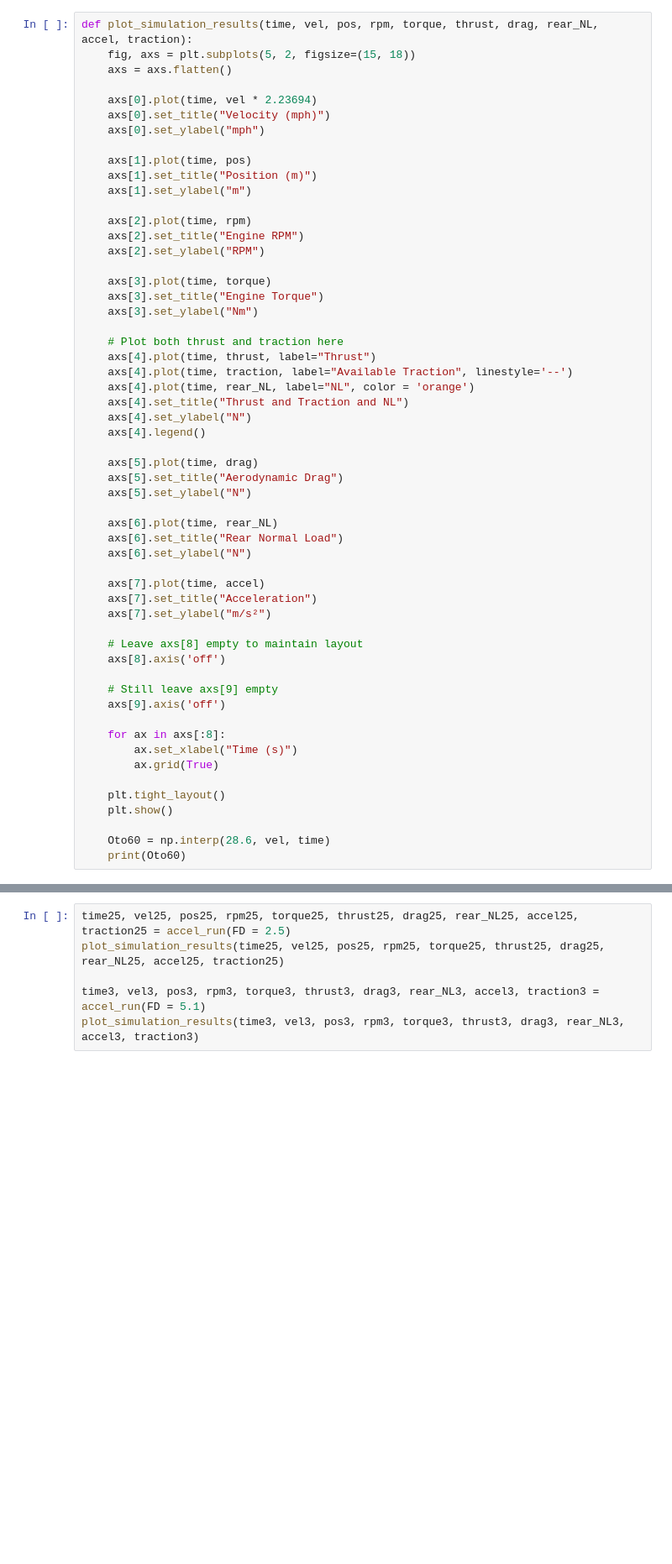
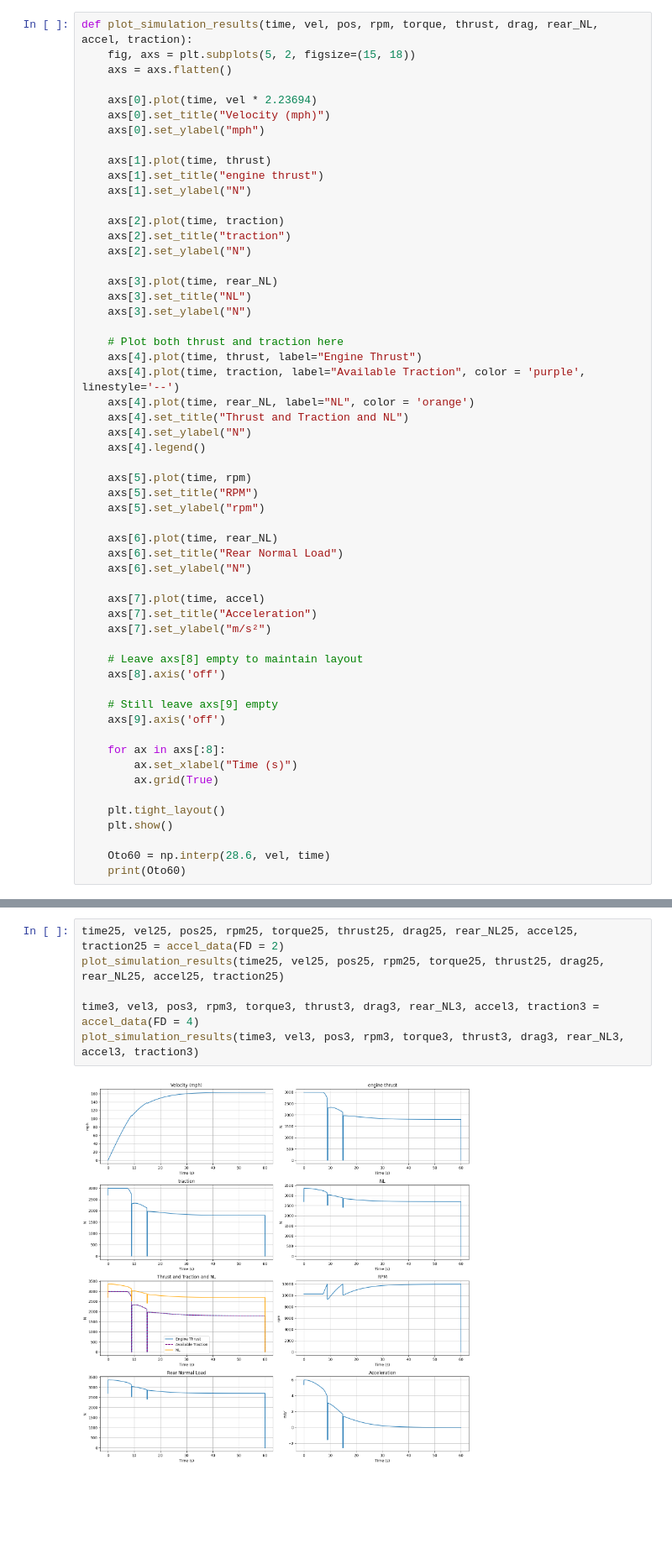
Before and after one commit to Bfoke/Death-Missile, a Jupyter notebook: AccelSweeps.ipynb, the cells around one changed output, grey strips where cells are left out. Shown at 84% size. Drawn from its saved outputs; the diff is of its cells as text; blank space fills up the shorter version.

```diff
--- a/AccelSweeps.ipynb
+++ b/AccelSweeps.ipynb
@@ -131,29 +203,29 @@ def plot_simulation_results(time, vel, pos, rpm, torque, thrust, drag, rear_NL,
     axs[0].set_title("Velocity (mph)")
     axs[0].set_ylabel("mph")
 
-    axs[1].plot(time, pos)
-    axs[1].set_title("Position (m)")
-    axs[1].set_ylabel("m")
+    axs[1].plot(time, thrust)
+    axs[1].set_title("engine thrust")
+    axs[1].set_ylabel("N")
 
-    axs[2].plot(time, rpm)
-    axs[2].set_title("Engine RPM")
-    axs[2].set_ylabel("RPM")
+    axs[2].plot(time, traction)
+    axs[2].set_title("traction")
+    axs[2].set_ylabel("N")
 
-    axs[3].plot(time, torque)
-    axs[3].set_title("Engine Torque")
-    axs[3].set_ylabel("Nm")
+    axs[3].plot(time, rear_NL)
+    axs[3].set_title("NL")
+    axs[3].set_ylabel("N")
 
     # Plot both thrust and traction here
-    axs[4].plot(time, thrust, label="Thrust")
-    axs[4].plot(time, traction, label="Available Traction", linestyle='--')
+    axs[4].plot(time, thrust, label="Engine Thrust")
+    axs[4].plot(time, traction, label="Available Traction", color = 'purple', linestyle='--')
     axs[4].plot(time, rear_NL, label="NL", color = 'orange')
     axs[4].set_title("Thrust and Traction and NL")
     axs[4].set_ylabel("N")
     axs[4].legend()
 
-    axs[5].plot(time, drag)
-    axs[5].set_title("Aerodynamic Drag")
-    axs[5].set_ylabel("N")
+    axs[5].plot(time, rpm)
+    axs[5].set_title("RPM")
+    axs[5].set_ylabel("rpm")
 
     axs[6].plot(time, rear_NL)
     axs[6].set_title("Rear Normal Load")
@@ -223,7 +298,8 @@ plt.show()
 # %%
-time25, vel25, pos25, rpm25, torque25, thrust25, drag25, rear_NL25, accel25, traction25 = accel_run(FD = 2.5)
+time25, vel25, pos25, rpm25, torque25, thrust25, drag25, rear_NL25, accel25, traction25 = accel_data(FD = 2)
 plot_simulation_results(time25, vel25, pos25, rpm25, torque25, thrust25, drag25, rear_NL25, accel25, traction25)
 
-time3, vel3, pos3, rpm3, torque3, thrust3, drag3, rear_NL3, accel3, traction3 = accel_run(FD = 5.1)
+time3, vel3, pos3, rpm3, torque3, thrust3, drag3, rear_NL3, accel3, traction3 = accel_data(FD = 4)
 plot_simulation_results(time3, vel3, pos3, rpm3, torque3, thrust3, drag3, rear_NL3, accel3, traction3)
 # %% [output]
+[figure, added]
```
Also changed, not shown: parts of 6 cells of this notebook, 1 other file.
